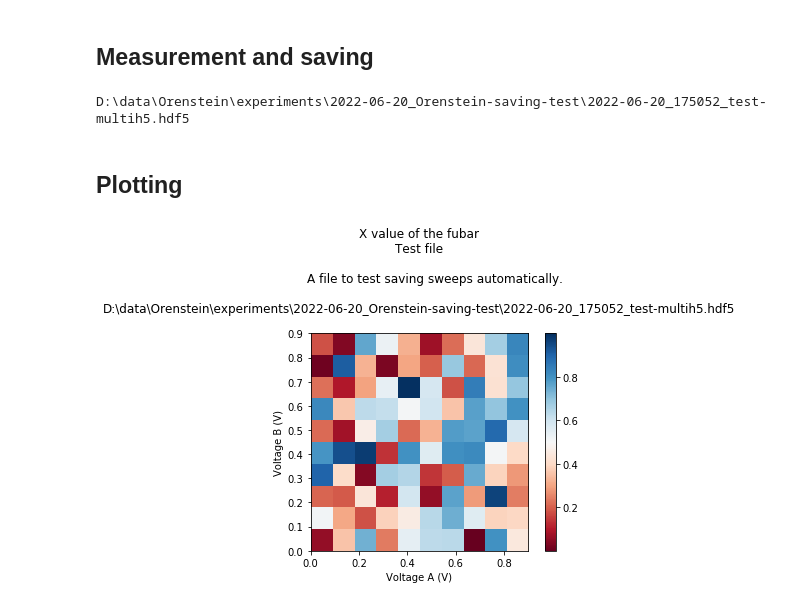
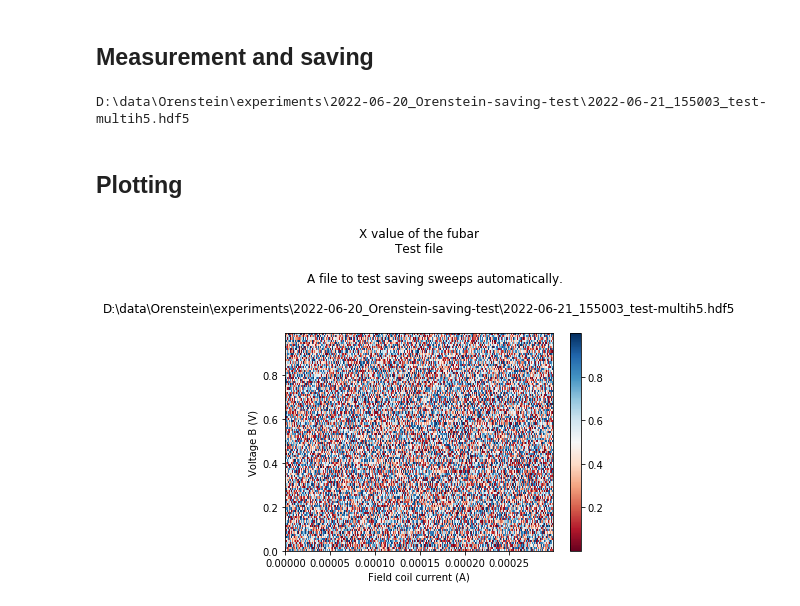
Before and after one commit to nowacklab/Nowack_Lab, a Jupyter notebook: Notebooks/Orenstein-saving-test.ipynb, the cells around one changed output. Cells and saved outputs as stored; diff of their text form; code cells hidden in the pictures.

Commit message:
Keithley 2450 sweeping; saving code improvement; gitignores

```diff
--- a/Notebooks/Orenstein-saving-test.ipynb
+++ b/Notebooks/Orenstein-saving-test.ipynb
@@ -14,12 +15,20 @@ def add_scale(f, name, unit, x):
     path = 'scales/{}'.format(name)
     f[path] = x
     f[path].attrs['unit'] = unit
-    return f[path]
+    return x
 # %%
 from Nowack_Lab.Instruments.keithley import Keithley2450
 instruments = {
     'Keithley 2450': Keithley2450(),
 }
+# %%
+k = instruments['Keithley 2450']
+k.output = 'off'
+k.source = 'I'
+k.Iout_range = 1e-3 #A
+k.V_compliance = 21.0 #V
+k.output = 'on'
+k.Iout = 0.0e-3 #A
 # %%
 filenames = []
 with multih5.Files('test-multih5', 'w',
@@ -42,34 +51,43 @@ with multih5.Files('test-multih5', 'w',
         Units are given in the 'unit' attribute.
         '''
 
-        # Initial instrument states
-        for name, instrument in instruments.items():
-            for k, v in instrument.__getstate__().items():
+    # Initial instrument states
+    for name, instrument in instruments.items():
+        for k, v in instrument.__getstate__().items():
+            for f in fs:
                 f['instruments/{}/{}'.format(name, k)] = v
 
-        # Sweep scales
-        vas, vbs = scales = [
-            add_scale(f, 'Voltage A', 'V', np.arange(0, 1, 0.1)),
-            add_scale(f, 'Voltage B', 'V', np.arange(0, 1, 0.1)),
-        ]
-        shape = tuple(scale.shape[0] for scale in scales)
+    # Keithley 2450 needs some time, or else setting current doesn't work
+    time.sleep(0.1) #s
 
-        # Sweep variables
+    # Sweep scales
+    Is, vbs = scales = [
+        ('Field coil current', 'A', np.arange(0, 0.3e-3, 1e-6)),
+        ('Voltage B', 'V', np.arange(0, 1, 10e-3)),
+    ]
+    for f in fs:
+        for scale in scales:
+            add_scale(f, *scale)
+    shape = tuple(len(scale[2]) for scale in scales)
+
+    # Sweep variables
+    for f in fs:
         x = f.create_dataset('x', shape)
         x.attrs['description'] = 'X value of the fubar'
         x.attrs['unit'] = 'X'
-        for i, s in enumerate(scales):
-            x.dims[i].label = basename(s.name)
+        for i, scale in enumerate(scales):
+            x.dims[i].label = basename(scale[0])
 
         f.swmr_mode = True # Now we should only modify data
 
-        for iva, va in enumerate(vas):
-            # set va
-            for ivb, vb in enumerate(vbs):
-                # set vb
-                f['x'][iva,ivb] = np.random.rand()
+    for iI, I in enumerate(Is[2]):
+        instruments['Keithley 2450'].Iout = I
+        for ivb, vb in enumerate(vbs[2]):
+            # set vb
+            for f in fs:
+                f['x'][iI,ivb] = np.random.rand()
 # %% [output]
-D:\data\Orenstein\experiments\2022-06-20_Orenstein-saving-test\2022-06-20_175052_test-multih5.hdf5
+D:\data\Orenstein\experiments\2022-06-20_Orenstein-saving-test\2022-06-21_155003_test-multih5.hdf5
 # %% [markdown]
 ## Plotting
 # %%
@@ -82,32 +100,33 @@ with h5.File(plotfile,
              'r',
              libver = 'latest',
              swmr = True,
             ) as f:
     # Assume 2D data in x
     x = f['x']
     labels = [d.label for d in x.dims]
     scales = [f['scales/{}'.format(l)] for l in labels]
     scaledata = [s[:] for s in scales]
     scaleunits = [s.attrs['unit'] for s in scales]
     scalelabels = ['{} ({})'.format(l, u) for l, u in zip(labels, scaleunits)]
 
-    plt.imshow(x,
+    plt.imshow(np.transpose(x),
                extent = (
                    scaledata[-2].min(), scaledata[-2].max(),
                    scaledata[-1].min(), scaledata[-1].max(),
                ),
                cmap = cm.RdBu,
+               aspect = 'auto',
               )
     plt.title('\n'.join([
         x.attrs['description'],
         f.attrs['name'],
         f.attrs['description'],
         plotfile,
         '',
     ]))
     plt.xlabel(scalelabels[-2])
     plt.ylabel(scalelabels[-1])
     plt.colorbar()
     plt.show()
 # %% [output]
-[figure, old version]
+[figure, new version]
```
Also changed, not shown: parts of 1 cell of this notebook, 2 other files.
